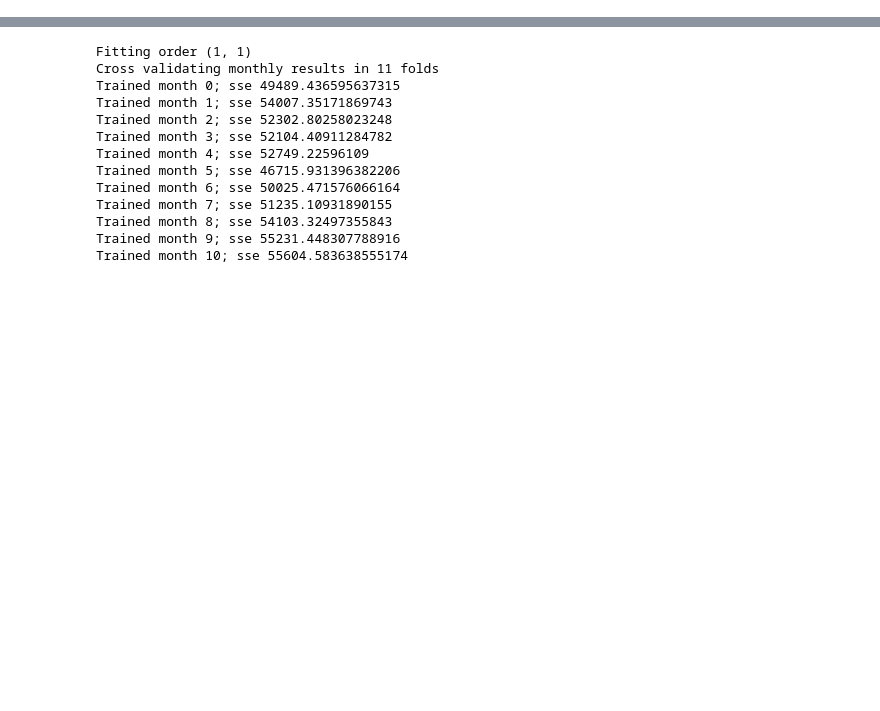
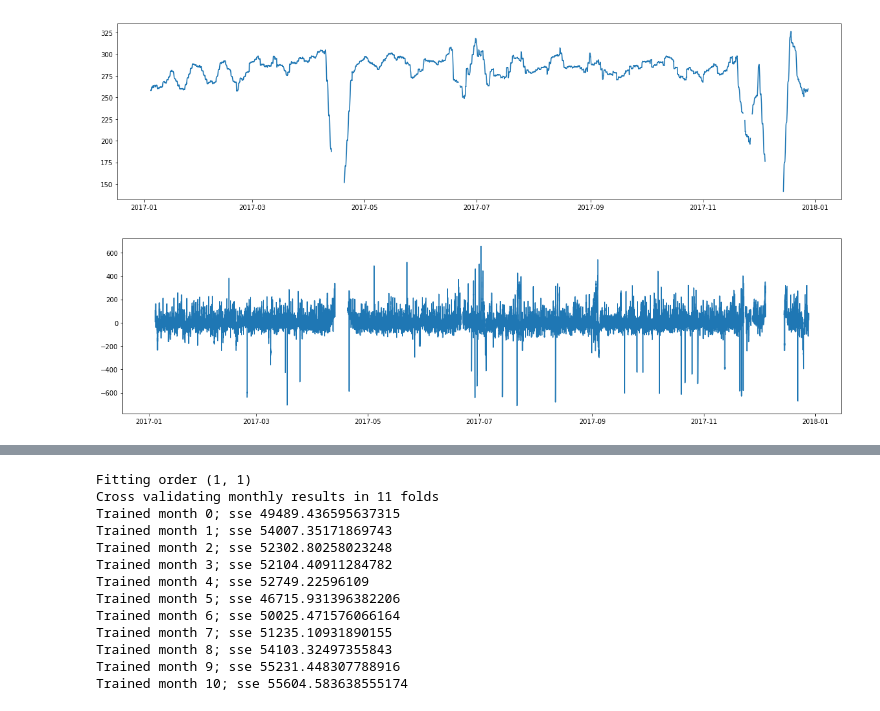
Before and after one commit to victorchan314/arterial_traffic_flow_predictor, a Jupyter notebook: armax.ipynb, the cells around one changed output, grey strips where cells are left out. Drawn from its saved outputs; the diff is of its cells as text; code cells hidden in the pictures; blank space fills up the shorter version.

```diff
--- a/armax.ipynb
+++ b/armax.ipynb
@@ -74,0 +43,13 @@ flow = flow.interpolate(method='linear')
+# %%
+sd.trend[flow_original.isnull()] = np.nan
+fig, ax = plt.subplots(figsize=(20, 5))
+plt.plot(sd.trend)
+sd.trend = sd.trend.interpolate()
+sd.resid[flow_original.isnull()] = np.nan
+fig, ax = plt.subplots(figsize=(20, 5))
+plt.plot(sd.resid)
+sd.resid = sd.resid.interpolate()
+plt.show()
+# %% [output]
+[figure, added]
+[figure, added]
```
Also changed, not shown: parts of 12 cells of this notebook.
